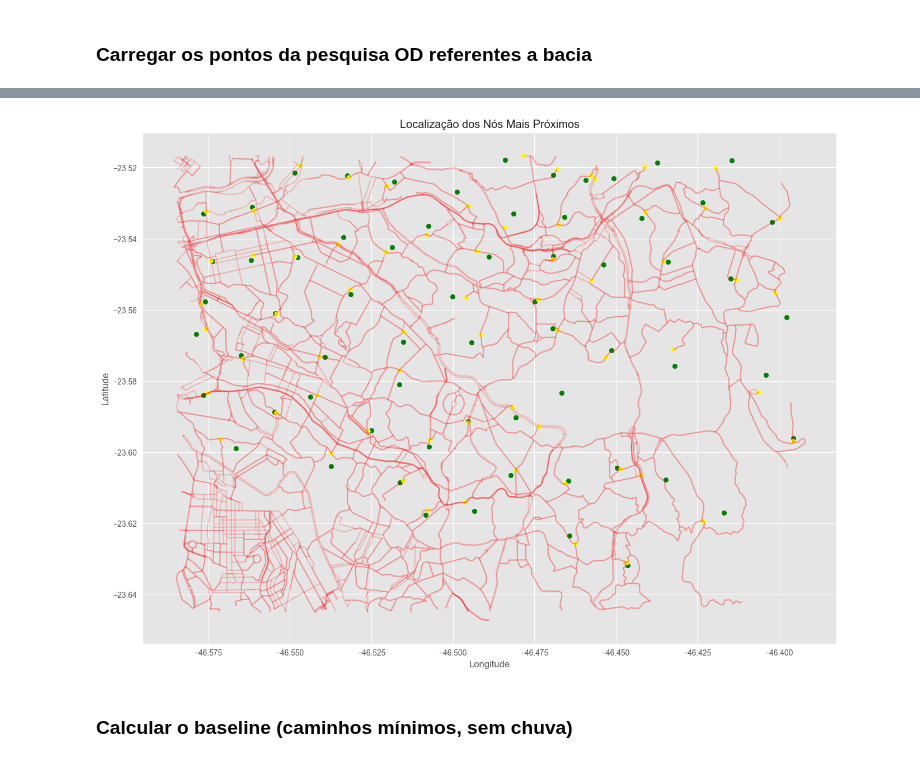
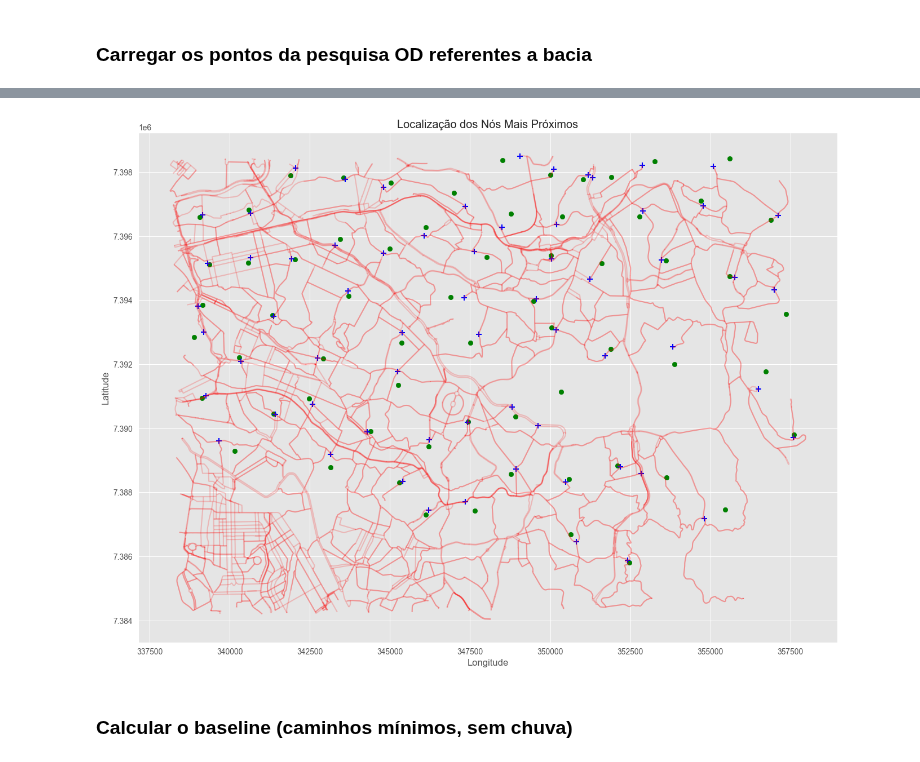
Before and after one commit to marcelof314/SP_urban_flooding, a Jupyter notebook: 02 OD Matrix and travel time.ipynb, the cells around one changed output, grey strips where cells are left out. Cells and saved outputs as stored; diff of their text form; code cells hidden in the pictures.

```diff
--- a/02 OD Matrix and travel time.ipynb
+++ b/02 OD Matrix and travel time.ipynb
@@ -85,8 +85,11 @@ if verbose:
     mapa_centroides = gdf_OD_SP_utm['centroid'].explore()
     mapa_centroides.save('mapa_centroides_SP.html')
 # %%
-centroides_df = gpd.GeoDataFrame(gdf_OD_SP_utm[['NumeroZona', 'NomeZona']], geometry=gdf_OD_SP['centroid'])
-centroides_dentro = gpd.sjoin(centroides_df, bounding_box_baseline, how='inner', predicate='within')
+# Atribuição do esquema de projeção
+bounding_box_baseline_utm = bounding_box_baseline.to_crs(utm_crs)
+
+centroides_df = gpd.GeoDataFrame(gdf_OD_SP_utm[['NumeroZona', 'NomeZona']], geometry=gdf_OD_SP_utm['centroid'])
+centroides_dentro = gpd.sjoin(centroides_df, bounding_box_baseline_utm, how='inner', predicate='within')
 
 # Remover a coluna de índice criada pelo sjoin
 centroides_dentro = centroides_dentro.drop(columns=['index_right'])
@@ -94,6 +97,9 @@ centroides_dentro = centroides_dentro.drop(columns=['index_right'])
 # Redefinir o índice
 centroides_dentro = centroides_dentro.reset_index(drop=True)
 
-centroides_dentro.shape
+if verbose:
+    print(centroides_dentro.shape)
+    print(centroides_dentro.crs)
+    centroides_dentro.plot()
 # %% [output]
 (65, 3)
@@ -103,14 +111,16 @@ import geopandas as gpd
 import pandas as pd
 from shapely.geometry import Point
 
+G_baseline_utm = ox.project_graph(G_baseline, to_crs='EPSG:32723')
+
 # 1. Aproximar os pontos de centroides_dentro à rede
 centroides_dentro['nearest_node_baseline'] = centroides_dentro['geometry'].apply(
-    lambda point: ox.distance.nearest_nodes(G_baseline, point.x, point.y)
+    lambda point: ox.distance.nearest_nodes(G_baseline_utm, point.x, point.y)
 )
 
 # Função para obter coordenadas dos nós
 def get_node_coords(node_id):
-    node = G_baseline.nodes[node_id]
+    node = G_baseline_utm.nodes[node_id]
     return (node['x'], node['y'])
 
 # Adicionar coordenadas dos nós ao DataFrame
@@ -123,23 +133,24 @@ centroides_dentro[['node_x', 'node_y']] = pd.DataFrame(centroides_dentro['node_c
 geometry = [Point(xy) for xy in zip(centroides_dentro['node_x'], centroides_dentro['node_y'])]
 
 # Criar o GeoDataFrame
-gdf_nos_aproximados = gpd.GeoDataFrame(centroides_dentro, geometry=geometry, crs='EPSG:4326')
+gdf_nos_aproximados = gpd.GeoDataFrame(centroides_dentro, geometry=geometry)
 # %%
+# Atribuição do esquema de projeção
+edges_baseline_utm = edges_baseline.to_crs(utm_crs)
+gdf_nos_aproximados_utm = gdf_nos_aproximados.to_crs(utm_crs)
+
 # Verificação gráfica do resultado
 base2 = centroides_dentro.plot(color='green', figsize=(16,16))
 
-# Atribuição do esquema de projeção
-edges_baseline_utm = edges_baseline.to_crs(utm_crs)
+edges_baseline_utm.plot(ax=base2, color='red', alpha=0.2)
 
-edges_baseline.plot(ax=base2, color='red', alpha=0.2)
-
-gdf_nos_aproximados.plot(ax=base2, marker='o', color='yellow', markersize=30)
+gdf_nos_aproximados.plot(ax=base2, marker='+', color='blue', markersize=50)
 plt.title('Localização dos Nós Mais Próximos')
 plt.xlabel('Longitude')
 plt.ylabel('Latitude')
 plt.show()
 # %% [output]
-[figure, old version]
+[figure, new version]
 # %% [markdown]
 ### Calcular o baseline (caminhos mínimos, sem chuva)
 # %%
```
Also changed, not shown: parts of 12 cells of this notebook.
